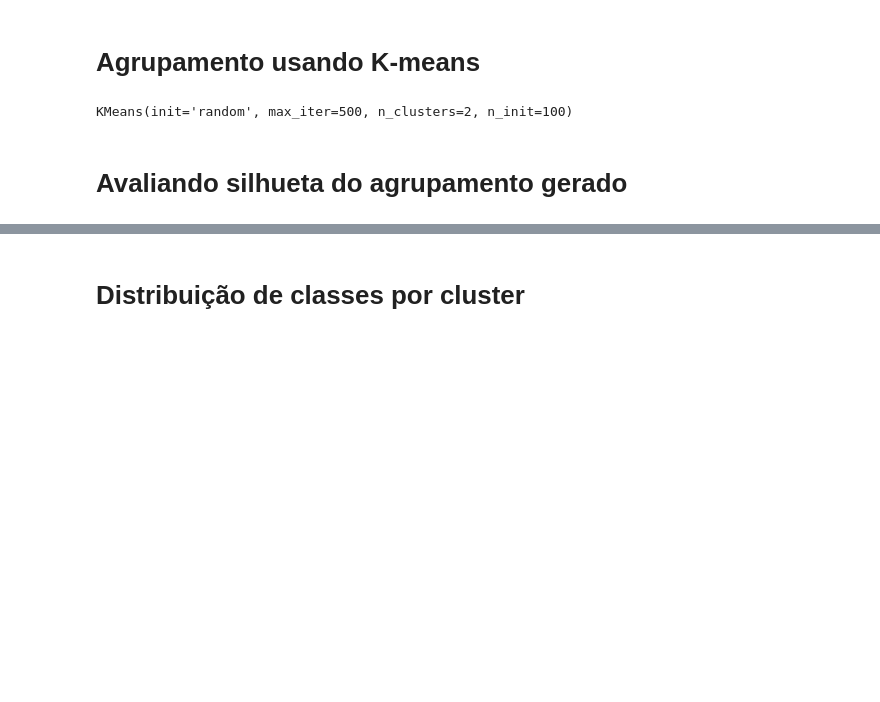
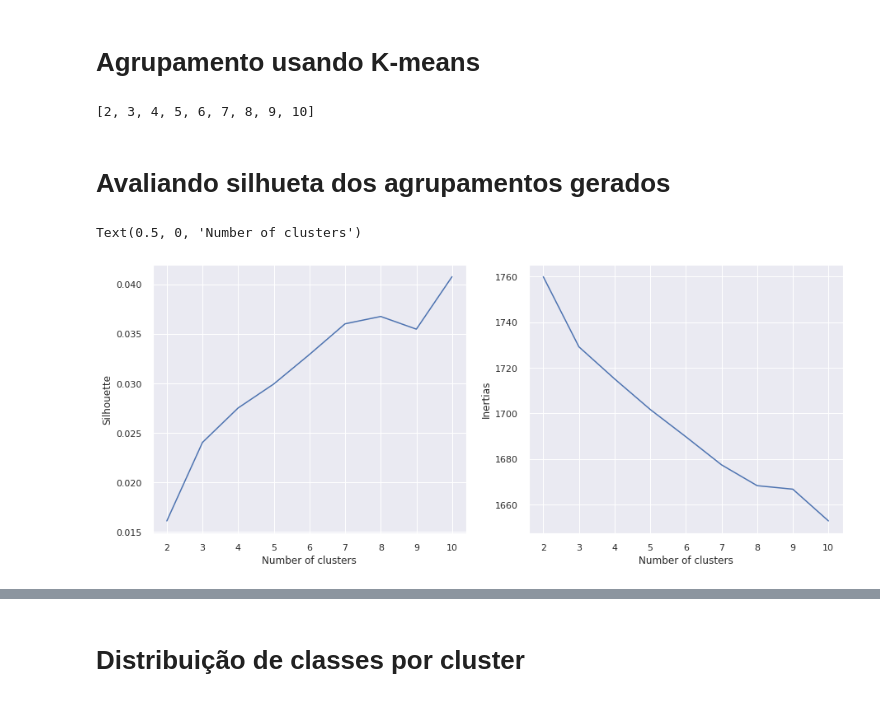
Before and after one commit to kenzosakiyama/tweet_clustering, a Jupyter notebook: sparse_clustering.ipynb, the cells around one changed output, grey strips where cells are left out. Cells and saved outputs as stored; diff of their text form; code cells hidden in the pictures; blank space fills up the shorter version.

```diff
--- a/sparse_clustering.ipynb
+++ b/sparse_clustering.ipynb
@@ -90,6 +98,16 @@ from sklearn.cluster import KMeans
+# %%
+# Quantidades de clusters para avaliar
+n_clusters = list(range(2,11))
+n_clusters
+# %% [output]
+[2, 3, 4, 5, 6, 7, 8, 9, 10]
 # %%
-kmeans = KMeans(n_clusters=2, n_init=100, init='random', max_iter=500)
+fitted_models = []
+for k in tqdm(n_clusters):
 
-kmeans.fit(text_vectors)
+    kmeans = KMeans(n_clusters=k, n_init=100, init='random', max_iter=500)
+    kmeans.fit(text_vectors)
+
+    fitted_models.append(kmeans)
-# %% [output]
-KMeans(init='random', max_iter=500, n_clusters=2, n_init=100)
+# %% [markdown]
+# Avaliando silhueta dos agrupamentos gerados
@@ -95,0 +119,18 @@ KMeans(init='random', max_iter=500, n_clusters=2, n_init=100)
+# %%
+sns.set(rc={'figure.figsize':(15,6)})
+# %%
+silhouettes = [silhouette_score(text_vectors, kmeans.labels_) for kmeans in fitted_models]
+inertias = [kmeans.inertia_ for kmeans in fitted_models]
+# %%
+fig, axes = plt.subplots(1,2)
+
+ax = sns.lineplot(x=n_clusters, y=silhouettes, ax=axes[0])
+ax.set_ylabel("Silhouette")
+ax.set_xlabel("Number of clusters")
+
+ax = sns.lineplot(x=n_clusters, y=inertias, ax=axes[1])
+ax.set_ylabel("Inertias")
+ax.set_xlabel("Number of clusters")
+# %% [output]
+Text(0.5, 0, 'Number of clusters')
+[figure, added]
@@ -97,3 +142 @@ KMeans(init='random', max_iter=500, n_clusters=2, n_init=100)
 data_df["cluster"] = kmeans.labels_
-# %% [markdown]
-# Avaliando silhueta do agrupamento gerado
```
Also changed, not shown: parts of 17 cells of this notebook.
